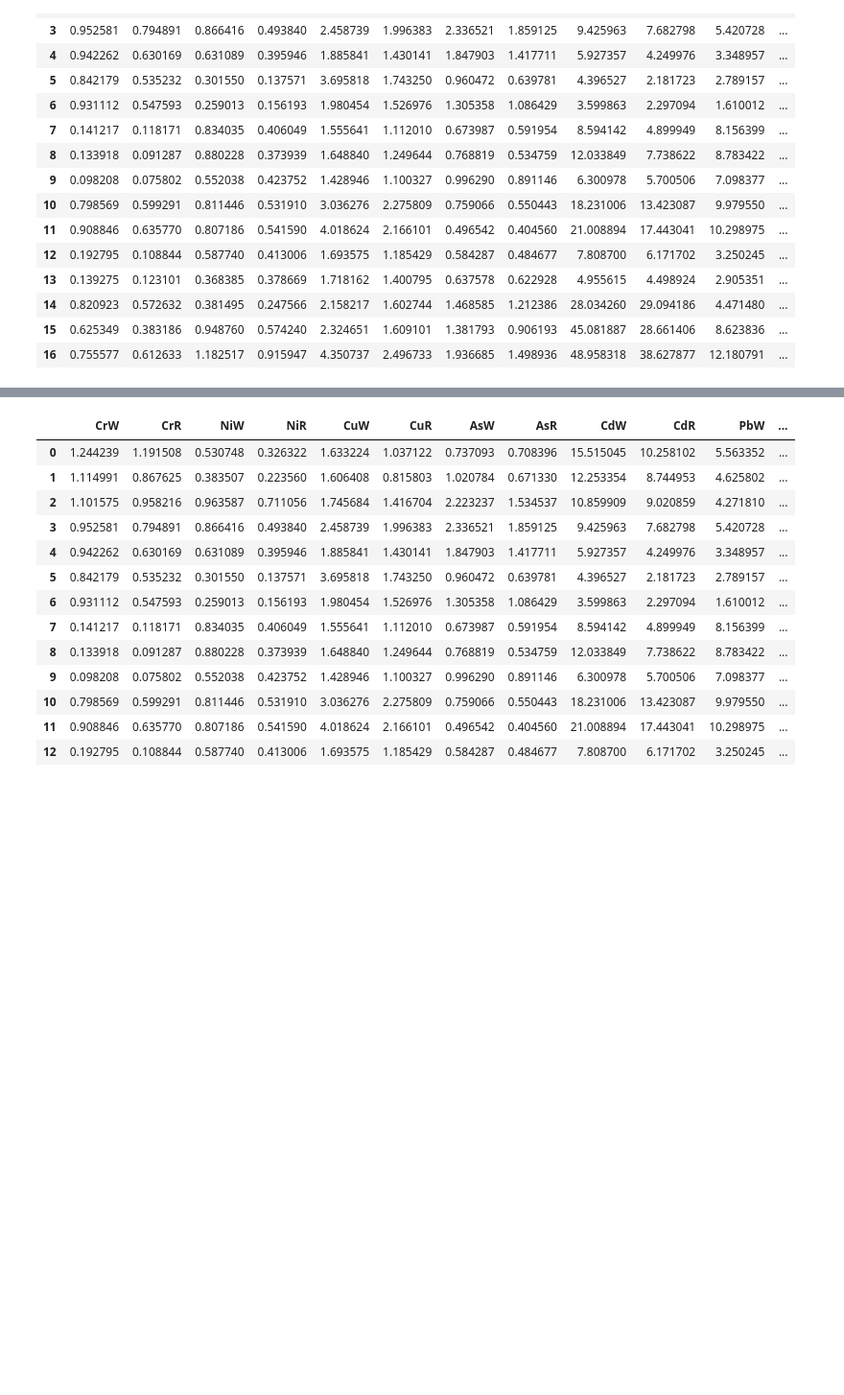
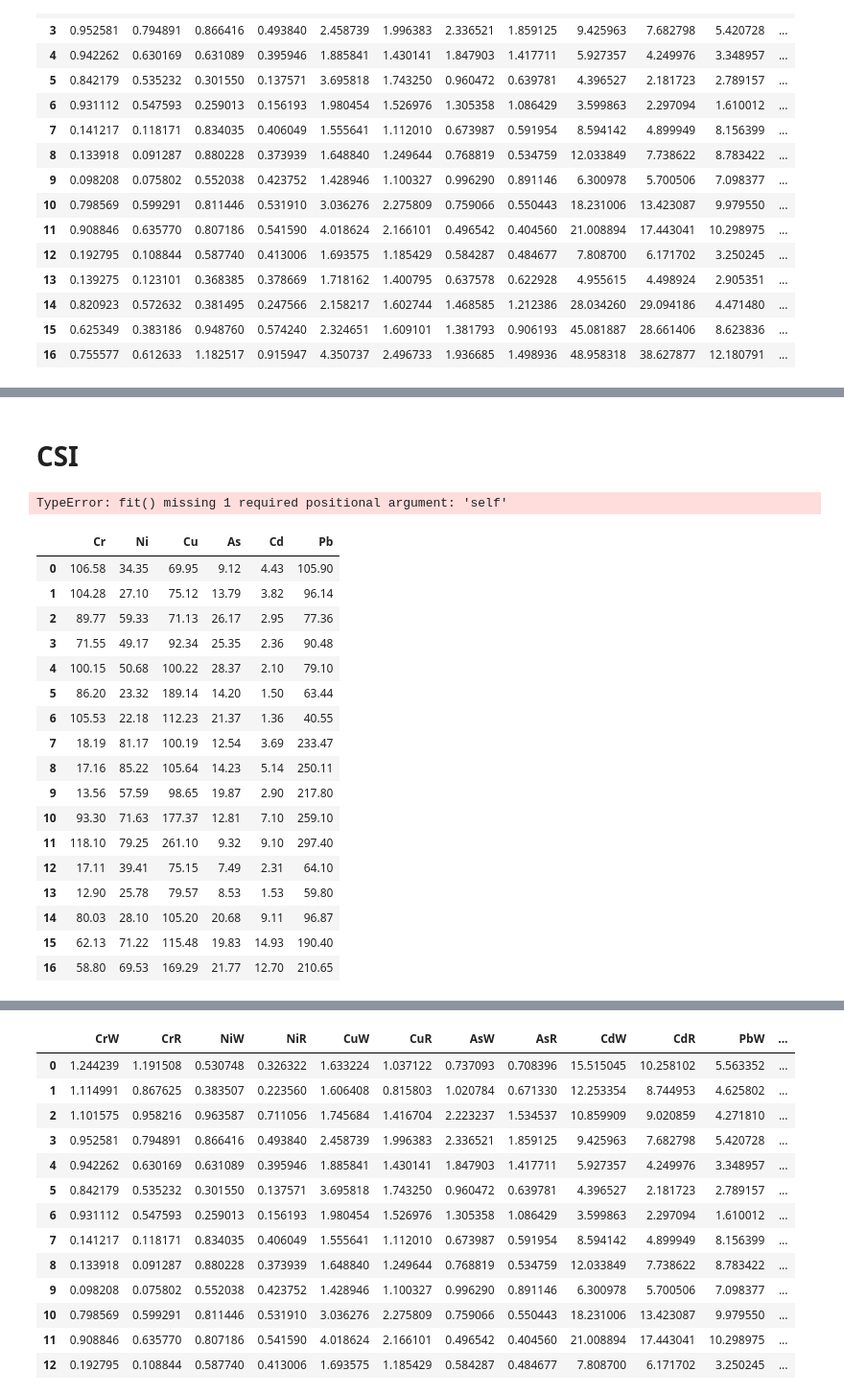
Before and after one commit to rakibhhridoy/OnGoingStudy, a Jupyter notebook: Five_Rivers/Python/sample.ipynb, the cells around one changed output, grey strips where cells are left out. Shown at 96% size. Drawn from its saved outputs; the diff is of its cells as text; code cells hidden in the pictures; blank space fills up the shorter version.

```diff
--- a/Five_Rivers/Python/sample.ipynb
+++ b/Five_Rivers/Python/sample.ipynb
@@ -1579,0 +1671,2 @@ Name: Cr, dtype: float64
+# %% [markdown]
+# CSI
@@ -1579,0 +1676,5 @@ Name: Cr, dtype: float64
+# %%
+X = StandardScaler.fit(X=CW)
+X
+# %% [output]
+TypeError: fit() missing 1 required positional argument: 'self'
@@ -1579,0 +1683,22 @@ Name: Cr, dtype: float64
+# %%
+CW.drop(columns=["Stations"], inplace=True)
+CW
+# %% [output]
+|  | Cr | Ni | Cu | As | Cd | Pb |
+| 0 | 106.58 | 34.35 | 69.95 | 9.12 | 4.43 | 105.90 |
+| 1 | 104.28 | 27.10 | 75.12 | 13.79 | 3.82 | 96.14 |
+| 2 | 89.77 | 59.33 | 71.13 | 26.17 | 2.95 | 77.36 |
+| 3 | 71.55 | 49.17 | 92.34 | 25.35 | 2.36 | 90.48 |
+| 4 | 100.15 | 50.68 | 100.22 | 28.37 | 2.10 | 79.10 |
+| 5 | 86.20 | 23.32 | 189.14 | 14.20 | 1.50 | 63.44 |
+| 6 | 105.53 | 22.18 | 112.23 | 21.37 | 1.36 | 40.55 |
+| 7 | 18.19 | 81.17 | 100.19 | 12.54 | 3.69 | 233.47 |
+| 8 | 17.16 | 85.22 | 105.64 | 14.23 | 5.14 | 250.11 |
+| 9 | 13.56 | 57.59 | 98.65 | 19.87 | 2.90 | 217.80 |
+| 10 | 93.30 | 71.63 | 177.37 | 12.81 | 7.10 | 259.10 |
+| 11 | 118.10 | 79.25 | 261.10 | 9.32 | 9.10 | 297.40 |
+| 12 | 17.11 | 39.41 | 75.15 | 7.49 | 2.31 | 64.10 |
+| 13 | 12.90 | 25.78 | 79.57 | 8.53 | 1.53 | 59.80 |
+| 14 | 80.03 | 28.10 | 105.20 | 20.68 | 9.11 | 96.87 |
+| 15 | 62.13 | 71.22 | 115.48 | 19.83 | 14.93 | 190.40 |
+| 16 | 58.80 | 69.53 | 169.29 | 21.77 | 12.70 | 210.65 |
```
Also changed, not shown: parts of 66 cells of this notebook, 9 other files.
